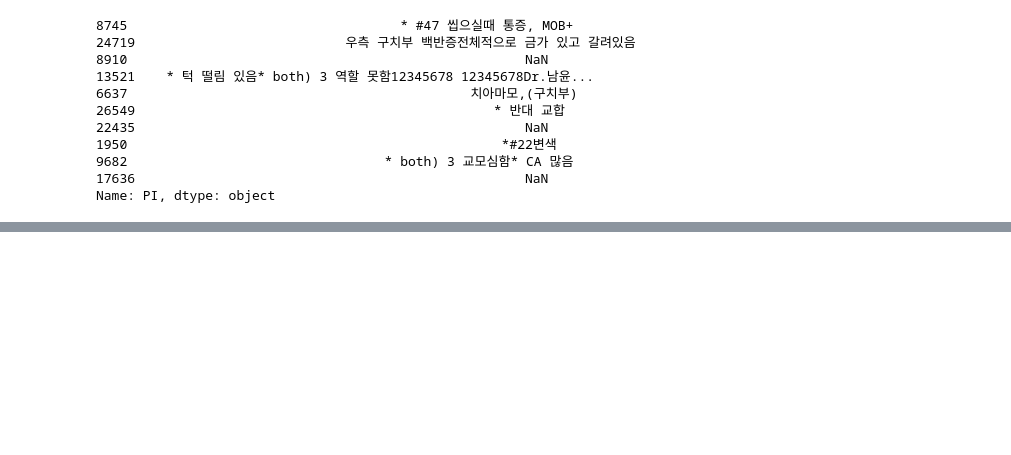
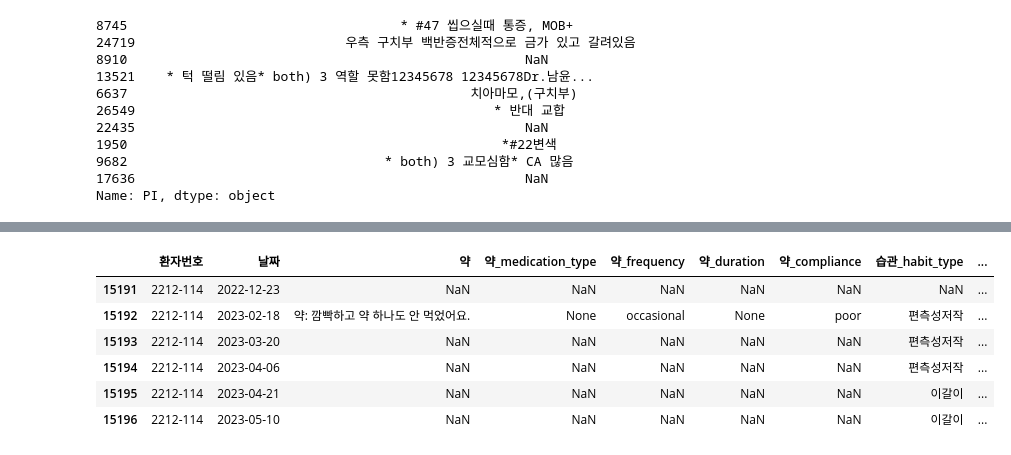
Before and after one commit to skadudd/prj_centum, a Jupyter notebook: text_parser_2.ipynb, the cells around one changed output, grey strips where cells are left out. Cells and saved outputs as stored; diff of their text form; code cells hidden in the pictures; blank space fills up the shorter version.

```diff
--- a/text_parser_2.ipynb
+++ b/text_parser_2.ipynb
@@ -593,0 +1192,16 @@ Name: count, dtype: int64
+# %%
+processed_df[['환자번호', '날짜','약',
+       '약_medication_type',
+       '약_frequency', '약_duration', '약_compliance', '습관_habit_type',
+       '습관_frequency', '습관_awareness', '습관_improvement',
+       # '마사지, 스트레칭_type',
+       # '마사지, 스트레칭_frequency', '마사지, 스트레칭_duration', '마사지, 스트레칭_method'
+        ]]
+# %% [output]
+|  | 환자번호 | 날짜 | 약 | 약_medication_type | 약_frequency | 약_duration | 약_compliance | 습관_habit_type | ... |
+| 15191 | 2212-114 | 2022-12-23 | NaN | NaN | NaN | NaN | NaN | NaN | ... |
+| 15192 | 2212-114 | 2023-02-18 | 약: 깜빡하고 약 하나도 안 먹었어요. | None | occasional | None | poor | 편측성저작 | ... |
+| 15193 | 2212-114 | 2023-03-20 | NaN | NaN | NaN | NaN | NaN | 편측성저작 | ... |
+| 15194 | 2212-114 | 2023-04-06 | NaN | NaN | NaN | NaN | NaN | 편측성저작 | ... |
+| 15195 | 2212-114 | 2023-04-21 | NaN | NaN | NaN | NaN | NaN | 이갈이 | ... |
+| 15196 | 2212-114 | 2023-05-10 | NaN | NaN | NaN | NaN | NaN | 이갈이 | ... |
```
Also changed, not shown: parts of 10 cells of this notebook, 7 other files.
